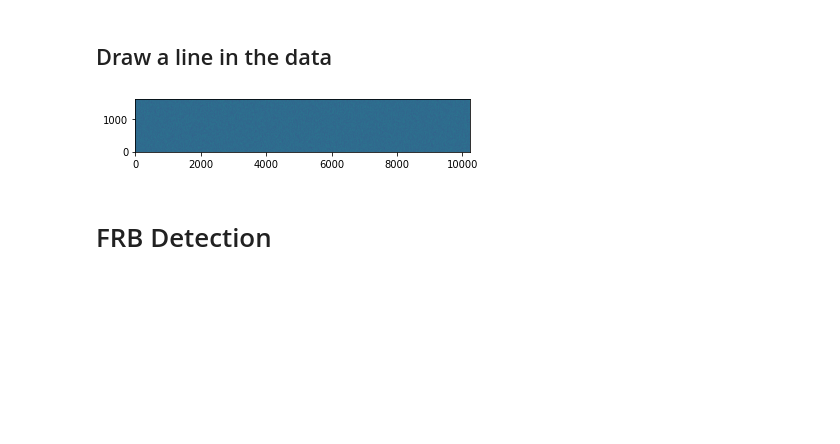
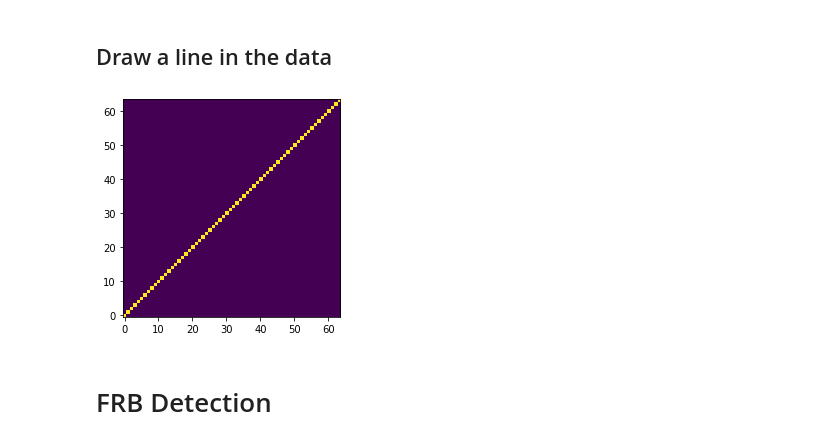
Before and after one commit to brandon-feder/BNL-FRB-Detection, a Jupyter notebook: generateData.ipynb, the cells around one changed output. Saved outputs shown, nothing was run; the diff lists cells and outputs as text; code cells hidden in the pictures; blank space fills up the shorter version.

```diff
--- a/generateData.ipynb
+++ b/generateData.ipynb
@@ -6,8 +6,8 @@ import numpy as np
 import math
 import numba as nb
 # %%
-N_TIME_SAMPLES = 10240
-N_FREQUENCY_CHANNELS = 1600 # Must be power of 2
+N_TIME_SAMPLES = 64
+N_FREQUENCY_CHANNELS = 64 # Must be power of 2
 
 # Upper bound of the FRB
 UPPER_BOUND = np.random.random()*N_FREQUENCY_CHANNELS
@@ -15,16 +15,19 @@ UPPER_BOUND = np.random.random()*N_FREQUENCY_CHANNELS
 # Lower bound of the FRB
 LOWER_BOUND = np.random.random()*UPPER_BOUND
 
+LOWER_BOUND = -1
+UPPER_BOUND = N_FREQUENCY_CHANNELS
+
 # RFI intensitiy will be in range [0, RFI_STRENGTH)
-RFI_STRENGTH = 7
+RFI_STRENGTH = 0
 
 # FRB intensity will be in range [FRB_MIN_STRENGTH, FRB_MAX_STRENGTH)
 FRB_MAX_STRENGTH = 10
-FRB_MIN_STRENGTH = 0
+FRB_MIN_STRENGTH = 10
 
 # Experimental
 ADD_FRB_NOISE = False
-FRB_NOISE_STRENGTH = 10
+FRB_NOISE_STRENGTH = 0
 
 EMPHASIZE = True
 LOW_FILTER = True
@@ -75,15 +78,18 @@ def draw_back(data, m, b, x0, y0, x1, y1):
 # %%
 m = math.tan(np.random.random()*math.pi/4 + math.pi/4) # Choose a ranom slope in range [PI/4, PI/2)
 x_intercept = np.random.random()*N_TIME_SAMPLES # Choose a random x intercept in range [0, N_SAMPLES)
 
 b = -m*x_intercept # Calculate the y intercept
 
+m = 1
+b = 0
+
 data = draw_line(data, m, b) # Draw the line
 
 plt.imshow(data, origin="lower")
 plt.show()
 # %% [output]
-[figure, old version]
+[figure, new version]
 # %% [markdown]
 # FRB Detection
 # %%
```
Also changed, not shown: parts of 5 cells of this notebook.
